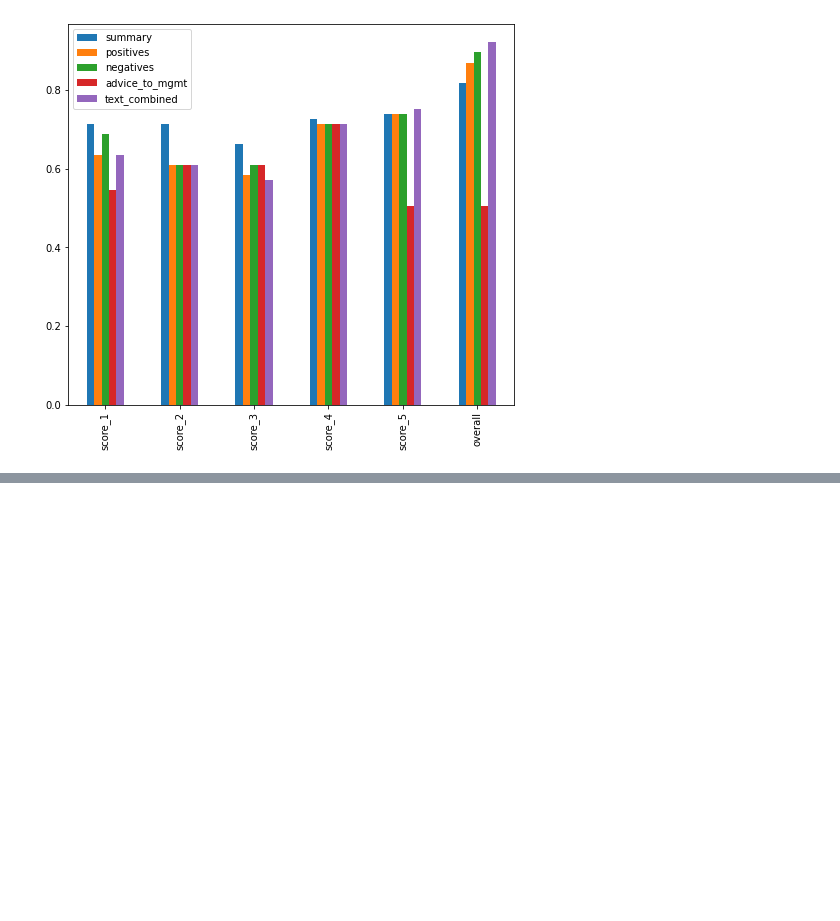
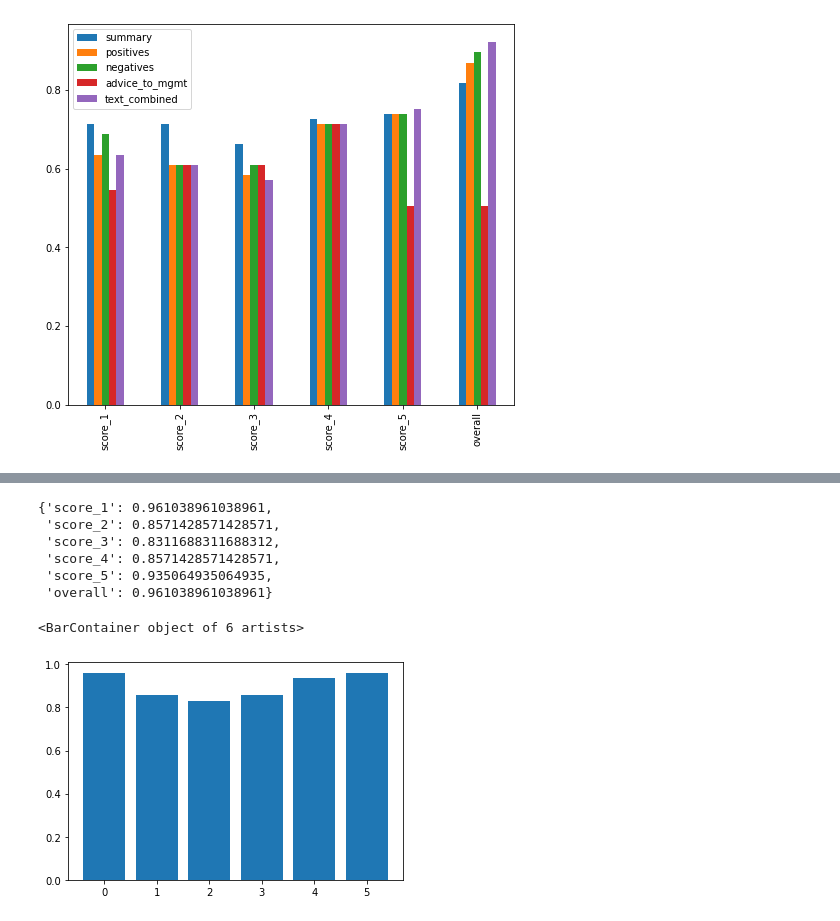
Before and after one commit to theresa-sporn/WorkforceSentimentMonitoring, a Jupyter notebook: notebooks/modelPrototype.ipynb, the cells around one changed output, grey strips where cells are left out. Drawn from its saved outputs; the diff is of its cells as text; code cells hidden in the pictures; blank space fills up the shorter version.

Commit message:
train & score our first model =)

```diff
--- a/notebooks/modelPrototype.ipynb
+++ b/notebooks/modelPrototype.ipynb
@@ -215,0 +201,34 @@ df.head()
+# %%
+# scale new features
+length_cols = [col for col in df.columns if 'length' in col]
+
+for col in length_cols:
+    scaler = MinMaxScaler()
+    df[col] = scaler.fit_transform(df[[col]])
+# %%
+# select X
+X = df.iloc[:, 11:]
+# %%
+# scale score features
+pred_scores_cols = [col for col in X.columns if 'score' in col and not 'reg' in col]
+
+for col in pred_scores_cols:
+    scaler = MinMaxScaler()
+    X[col] = scaler.fit_transform(X[[col]])
+# %%
+# linear regression with just the predictions for each model
+for col in score_cols:
+    model = LinearRegression()
+    model.fit(X, df[col])
+    X[f'reg_{col}'] = model.predict(X)
+    scaler = MinMaxScaler()
+    X[f'reg_{col}'] = scaler.fit_transform(X[[f'reg_{col}']])
+# classification with scores as targets
+predictions = pd.DataFrame()
+pred_scores = {}
+for target in score_cols:
+    model = LogisticRegression(max_iter=1000)
+    y = df[target]
+    model.fit(X, y)
+    predictions[target] = model.predict(X)
+    pred_scores[target] = model.score(X, y)
@@ -215,0 +251,14 @@ df.head()
+# %%
+pred_scores
+# %% [output]
+{'score_1': 0.961038961038961,
+ 'score_2': 0.8571428571428571,
+ 'score_3': 0.8311688311688312,
+ 'score_4': 0.8571428571428571,
+ 'score_5': 0.935064935064935,
+ 'overall': 0.961038961038961}
+# %%
+plt.bar(range(len(pred_scores)), list(pred_scores.values()), align='center')
+# %% [output]
+<BarContainer object of 6 artists>
+[figure, added]
```
Also changed, not shown: parts of 7 cells of this notebook.
